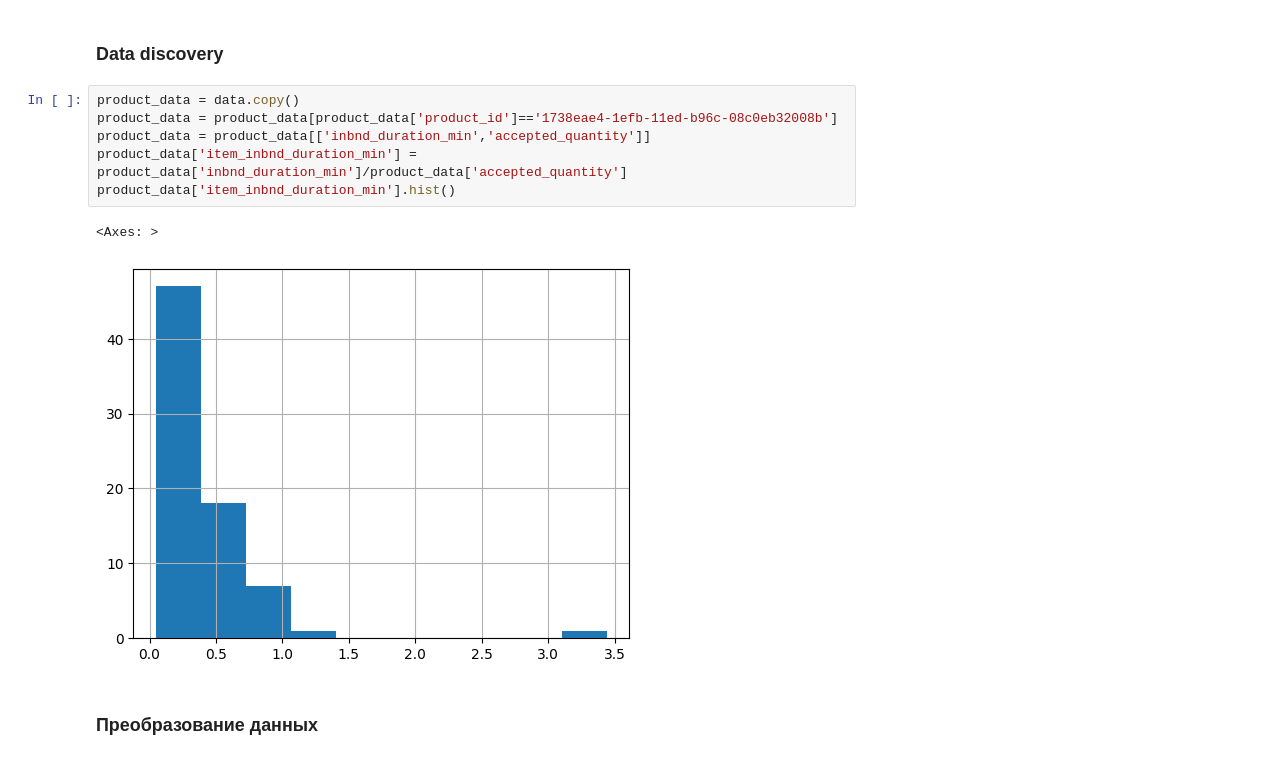
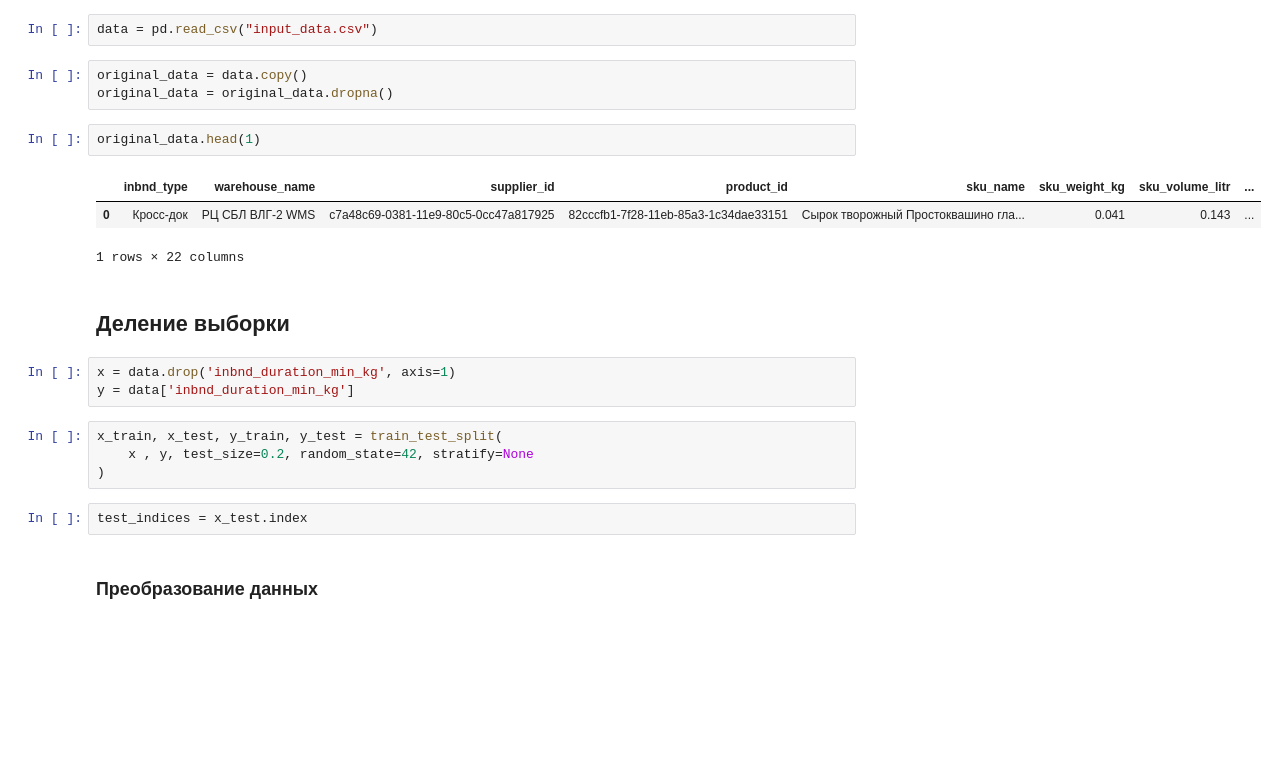
Before and after one commit to rstrekalov/inbound_predict_model, a Jupyter notebook: model.ipynb, the cells around one changed output. Drawn from its saved outputs; the diff is of its cells as text; blank space fills up the shorter version.

```diff
--- a/model.ipynb
+++ b/model.ipynb
@@ -21,13 +13,24 @@ data.head(3)
-# %% [markdown]
-### Data discovery
-# %%
-product_data = data.copy()
-product_data = product_data[product_data['product_id']=='1738eae4-1efb-11ed-b96c-08c0eb32008b']
-product_data = product_data[['inbnd_duration_min','accepted_quantity']]
-product_data['item_inbnd_duration_min'] = product_data['inbnd_duration_min']/product_data['accepted_quantity']
-product_data['item_inbnd_duration_min'].hist()
-# %% [output]
-<Axes: >
-[figure, removed]
+# %%
+data = pd.read_csv("input_data.csv")
+# %%
+original_data = data.copy()
+original_data = original_data.dropna()
+# %%
+original_data.head(1)
+# %% [output]
+|  | inbnd_type | warehouse_name | supplier_id | product_id | sku_name | sku_weight_kg | sku_volume_litr | ... |
+| 0 | Кросс-док | РЦ СБЛ ВЛГ-2 WMS | c7a48c69-0381-11e9-80c5-0cc47a817925 | 82cccfb1-7f28-11eb-85a3-1c34dae33151 | Сырок творожный Простоквашино гла... | 0.041 | 0.143 | ... |
+1 rows × 22 columns
+# %% [markdown]
+## Деление выборки
+# %%
+x = data.drop('inbnd_duration_min_kg', axis=1)
+y = data['inbnd_duration_min_kg']
+# %%
+x_train, x_test, y_train, y_test = train_test_split(
+    x , y, test_size=0.2, random_state=42, stratify=None
+)
+# %%
+test_indices = x_test.index
 # %% [markdown]
 ### Преобразование данных
```
Also changed, not shown: parts of 21 cells of this notebook, 17 other files.
